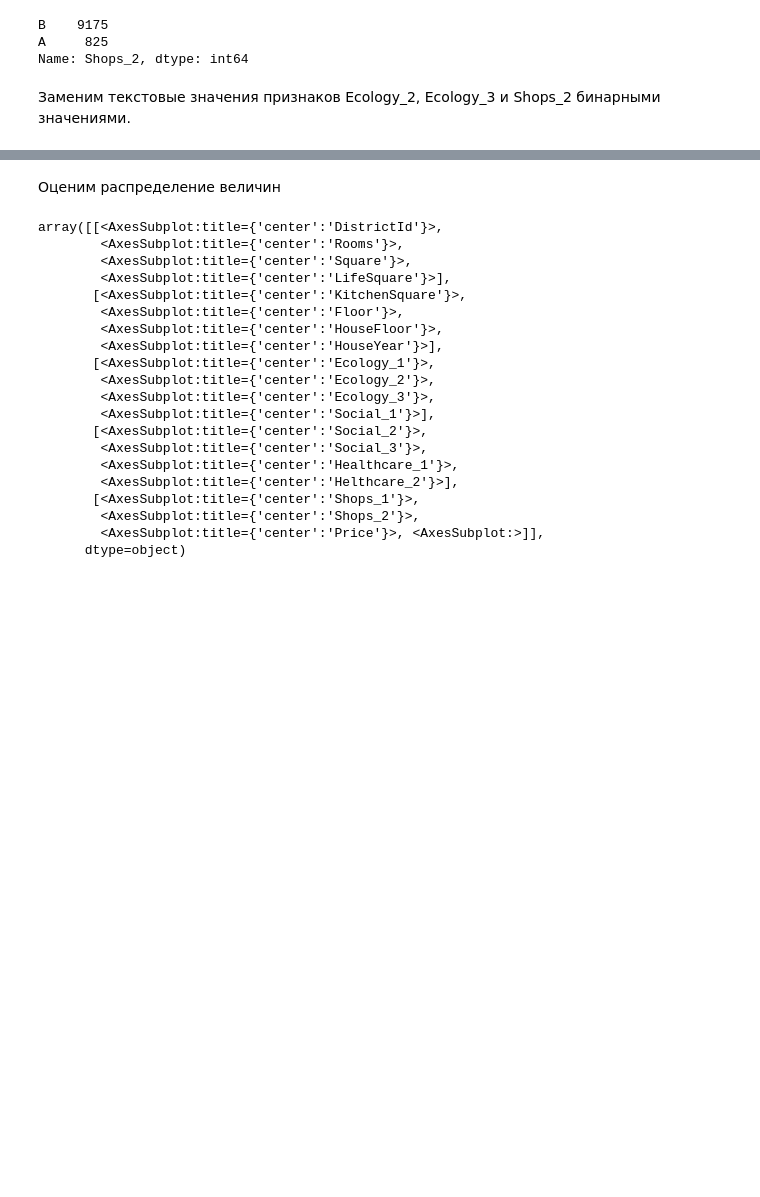
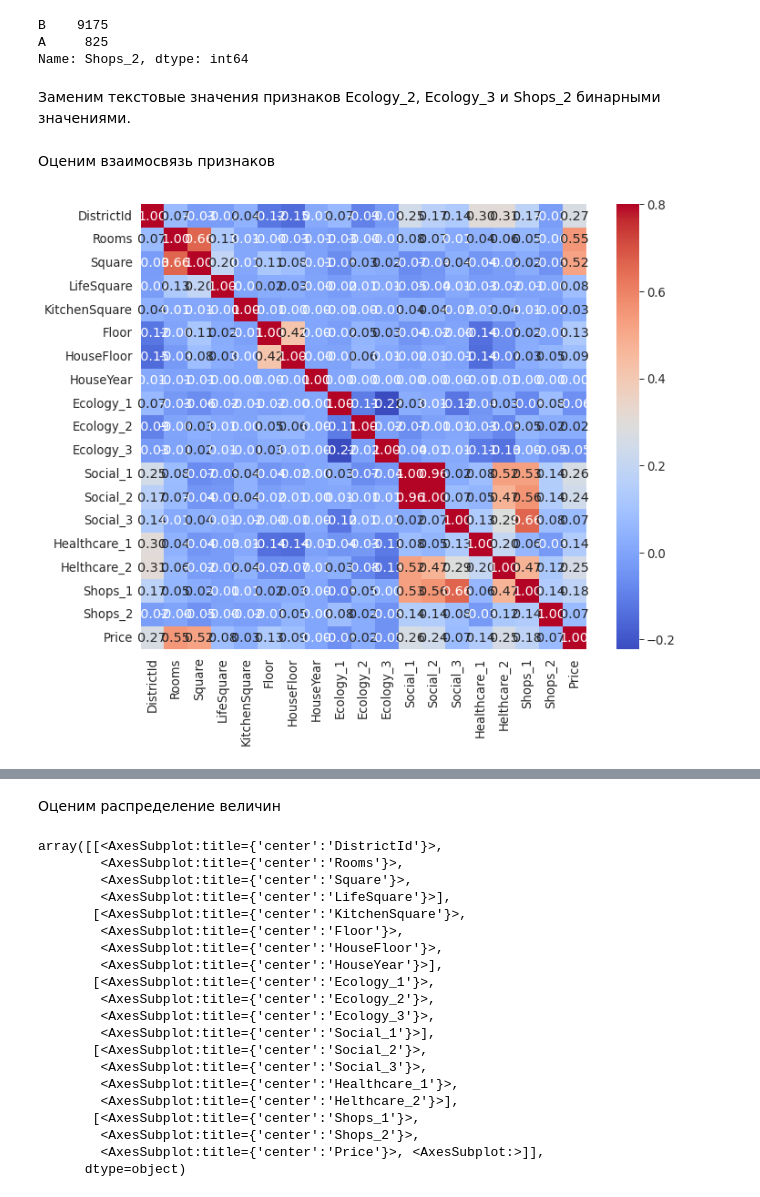
Before and after one commit to alvlagus/Python_for_Data_Science, a Jupyter notebook: Course_project/gusev_solution.ipynb, the cells around one changed output, grey strips where cells are left out. Drawn from its saved outputs; the diff is of its cells as text; code cells hidden in the pictures; blank space fills up the shorter version.

```diff
--- a/Course_project/gusev_solution.ipynb
+++ b/Course_project/gusev_solution.ipynb
@@ -158,3 +172,11 @@ Name: Shops_2, dtype: int64
 feature_bin_names = ['Ecology_2', 'Ecology_3', 'Shops_2']
 
 df_train[feature_bin_names] = df_train[feature_bin_names].replace({'A' :0, 'B' :1})
+# %% [markdown]
+Оценим взаимосвязь признаков
+# %%
+corrmat = df_train.corr()
+f, ax = plt.subplots(figsize=(12, 9))
+sns.heatmap(corrmat, vmax=.8, annot=True, fmt='.2f', cmap='coolwarm', square=True);
+# %% [output]
+[figure, added]
```
Also changed, not shown: parts of 83 cells of this notebook.
